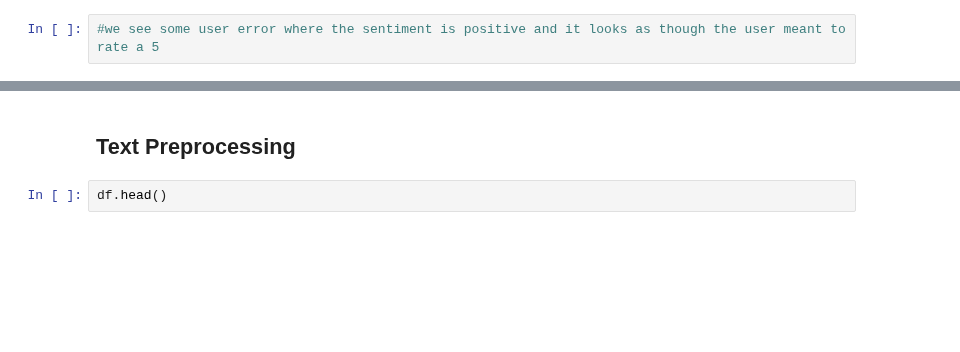
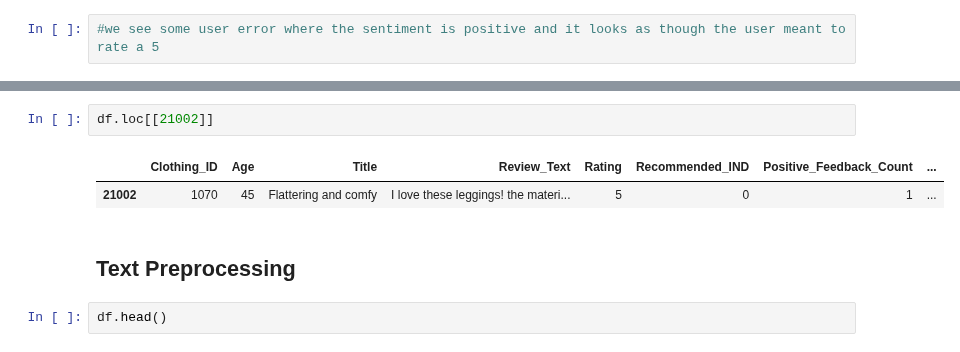
Before and after one commit to jlc0512/Utilizing-E-Commerce-Reviews-to-Predict-Comment-Sentiments, a Jupyter notebook: final_data_prep.ipynb, the cells around one changed output, grey strips where cells are left out. Drawn from its saved outputs; the diff is of its cells as text; blank space fills up the shorter version.

```diff
--- a/final_data_prep.ipynb
+++ b/final_data_prep.ipynb
@@ -551,3 +572,8 @@ Boolean Series key will be reindexed to match DataFrame index.
+# %%
+df.loc[[21002]]
+# %% [output]
+|  | Clothing_ID | Age | Title | Review_Text | Rating | Recommended_IND | Positive_Feedback_Count | ... |
+| 21002 | 1070 | 45 | Flattering and comfy | I love these leggings! the materi... | 5 | 0 | 1 | ... |
 # %% [markdown]
 ## Text Preprocessing
 # %%
```
Also changed, not shown: parts of 9 cells of this notebook, 1 other file.
